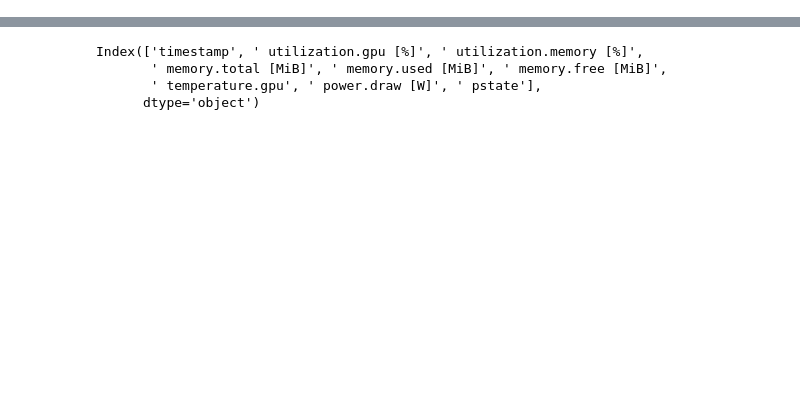
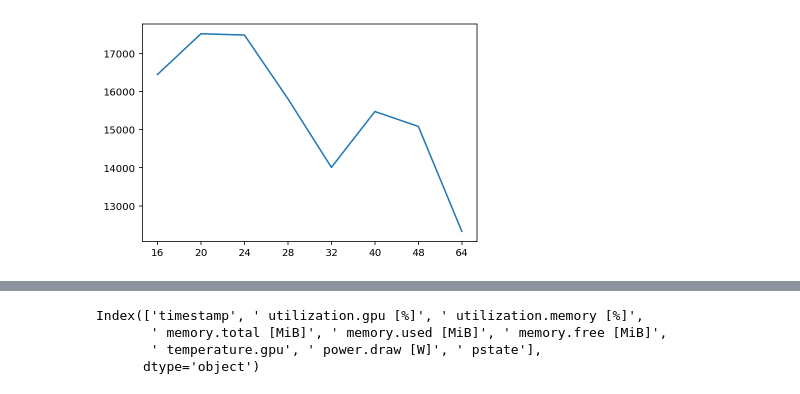
Before and after one commit to MScDissertation/NLP, a Jupyter notebook: nvidia-smi-data.ipynb, the cells around one changed output, grey strips where cells are left out. Saved outputs shown, nothing was run; the diff lists cells and outputs as text; code cells hidden in the pictures; blank space fills up the shorter version.

```diff
--- a/nvidia-smi-data.ipynb
+++ b/nvidia-smi-data.ipynb
@@ -50,0 +92,4 @@ result.to_csv(result_file, index=False)
+# %%
+ax = plt.plot(df_mrpc['batchsize'],df_mrpc["power"])
+# %% [output]
+[figure, added]
```
Also changed, not shown: parts of 11 cells of this notebook, 2 other files.
